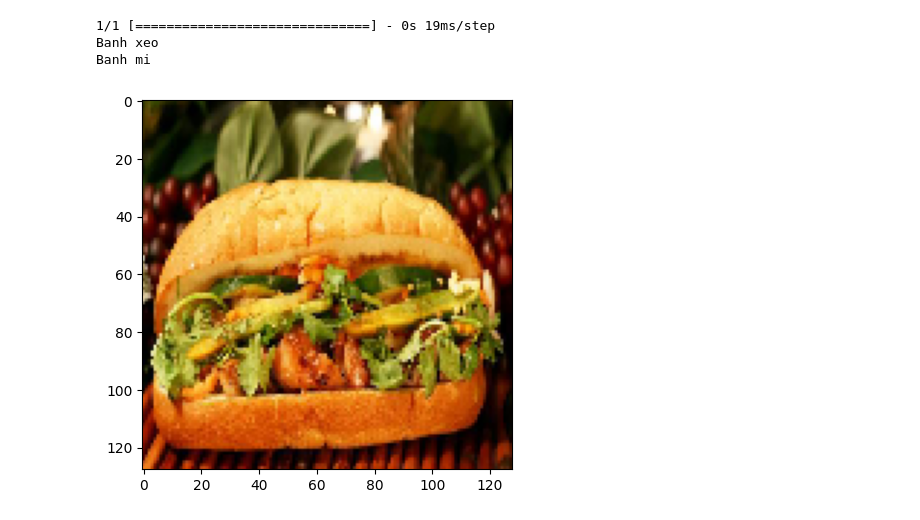
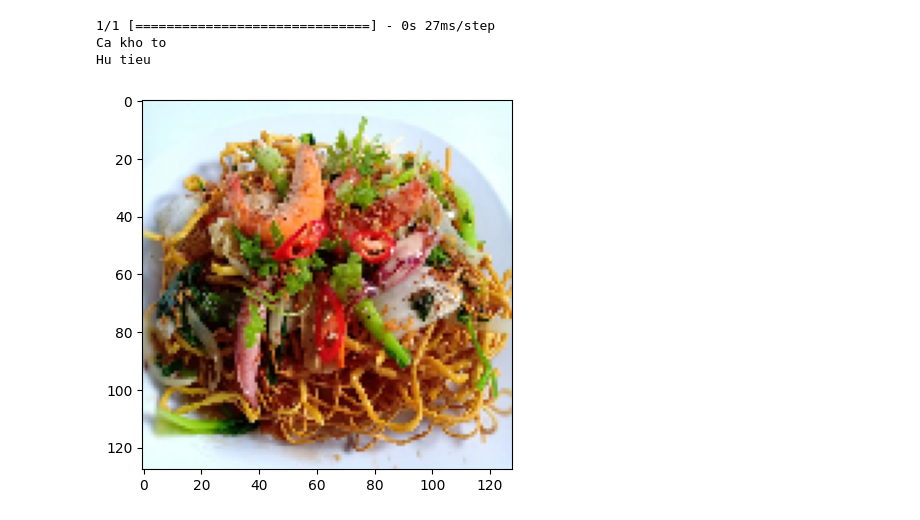
Before and after one commit to Quang-Trong-Tan-Loc/AI, a Jupyter notebook: BT11_classify_food_with_CNN.ipynb, the cells around one changed output. Drawn from its saved outputs; the diff is of its cells as text; code cells hidden in the pictures.

```diff
--- a/BT11_classify_food_with_CNN.ipynb
+++ b/BT11_classify_food_with_CNN.ipynb
@@ -14,7 +14,7 @@ from keras.utils import load_img, img_to_array
 from keras.utils import to_categorical
 # %%
 folder = '/content/drive/MyDrive/Data_CNN/Train/food'
-food = ['Banh mi', 'Banh pia', 'Banh tet', 'Banh xeo', 'Bun bo Hue', 'Ca kho to', 'Banh bot loc','Xoi xeo','Nem chua','Bun rieu']
+food = ['Hu tieu', 'Com tam', 'Ca kho to', 'Bun dau mam tom', 'Banh pia', 'Goi cuon', 'Chao long','Bun rieu','Banh trang nuong','Banh khot']
 photos, lables = list(), list()
 for i in range (10):
   filename = folder +'/'+ food[i] + '/'
@@ -113,6 +113,6 @@ Epoch 10/10
 # %%
 folder = '/content/drive/MyDrive/Data_CNN/Test/food'
-food = ['Banh mi', 'Banh pia', 'Banh tet', 'Banh xeo', 'Bun bo Hue', 'Ca kho to', 'Banh bot loc','Xoi xeo','Nem chua','Bun rieu']
+food = ['Hu tieu', 'Com tam', 'Ca kho to', 'Bun dau mam tom', 'Banh pia', 'Goi cuon', 'Chao long','Bun rieu','Banh trang nuong','Banh khot']
 X_test, y_test = list(), list()
 for i in range (10):
   filename = folder +'/'+ food[i] + '/'
@@ -148,11 +147,11 @@ model.evaluate(X_test, y_test)
 # %%
-n =
+n = 50
 plt.imshow(X_test[n])
 pred = model.predict(X_test[n].reshape((1, 128, 128,3)))
 print(food[pred.argmax()])
 print(food[y_test[n].argmax()])
 # %% [output]
-1/1 [==============================] - 0s 19ms/step
-Banh xeo
-Banh mi
+1/1 [==============================] - 0s 27ms/step
+Ca kho to
+Hu tieu
-[figure, old version]
+[figure, new version]
```
Also changed, not shown: parts of 8 cells of this notebook.
